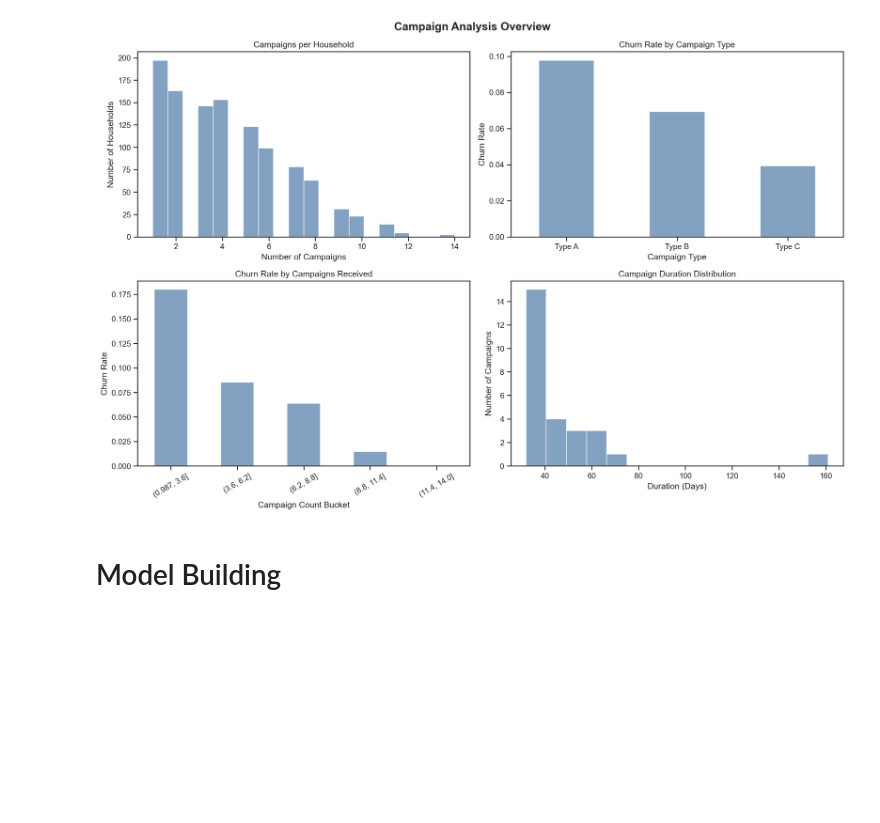
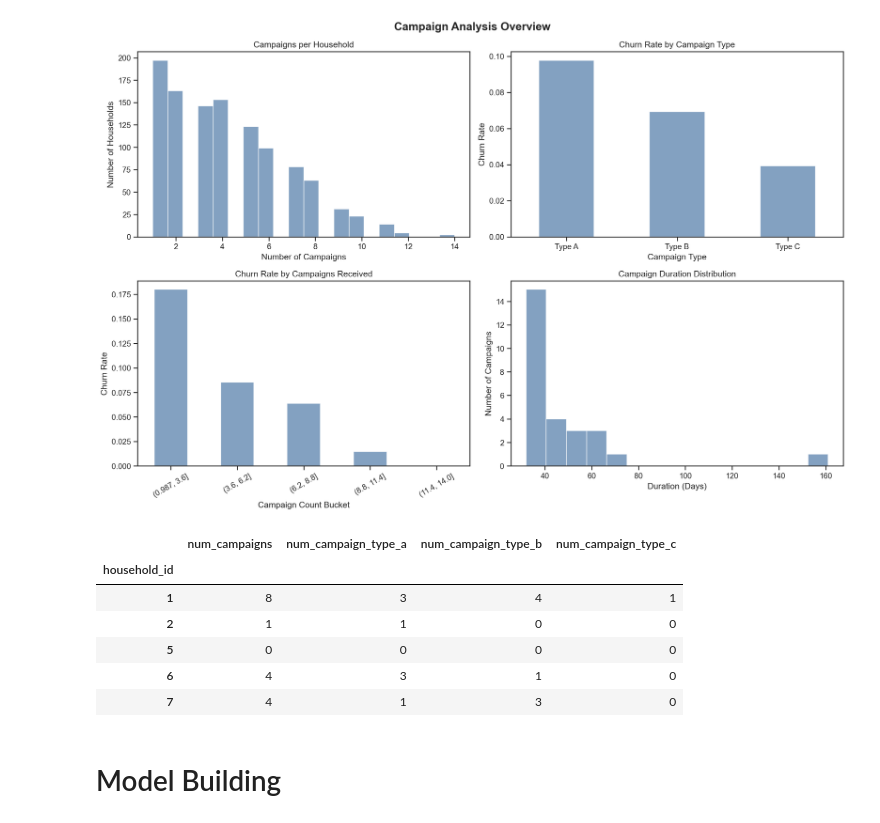
Before and after one commit to Kasperclowes/QBUS3820-Group-Assignment, a Jupyter notebook: RUN.ipynb, the cells around one changed output. Saved outputs shown, nothing was run; the diff lists cells and outputs as text; code cells hidden in the pictures; blank space fills up the shorter version.

Commit message:
Feature engineering for campaigns

```diff
--- a/RUN.ipynb
+++ b/RUN.ipynb
@@ -495,6 +484,18 @@ Average campaign duration: 46.9 days
 eda.plot_campaign_analysis(campaigns_train, campaign_descriptions, churn_train)
 # %% [output]
 [figure]
+# %%
+campaign_predictors_train = feature_eng.campaign_features(campaign_descriptions, campaigns_train, churn_train.index)
+campaign_predictors_valid = feature_eng.campaign_features(campaign_descriptions, campaigns_valid, churn_valid.index)
+campaign_predictors_test = feature_eng.campaign_features(campaign_descriptions, campaigns_test, churn_test.index)
+# %% [output]
+|  | num_campaigns | num_campaign_type_a | num_campaign_type_b | num_campaign_type_c |
+| household_id |  |  |  |  |
+| 1 | 8 | 3 | 4 | 1 |
+| 2 | 1 | 1 | 0 | 0 |
+| 5 | 0 | 0 | 0 | 0 |
+| 6 | 4 | 3 | 1 | 0 |
+| 7 | 4 | 1 | 3 | 0 |
 # %% [markdown]
 # Model Building
 # %%
```
Also changed, not shown: parts of 1 cell of this notebook, 1 other file.
